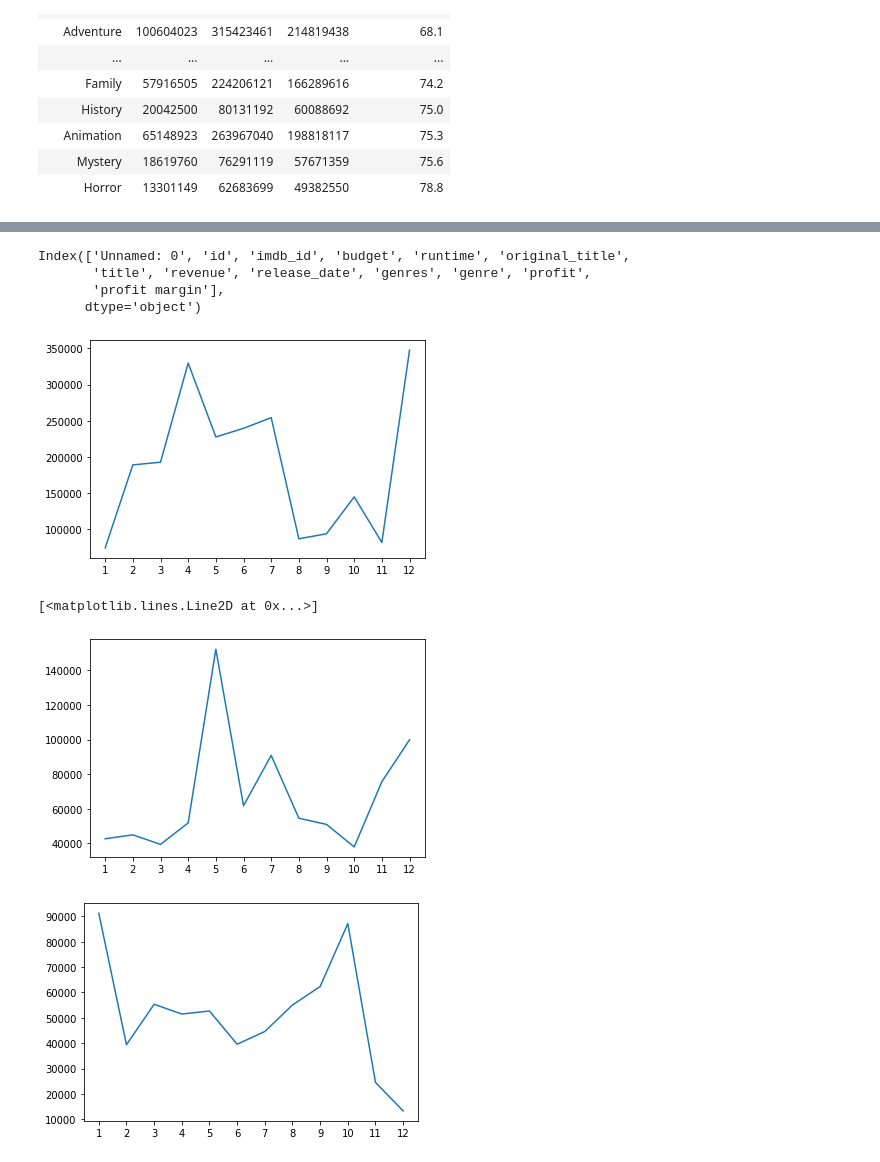
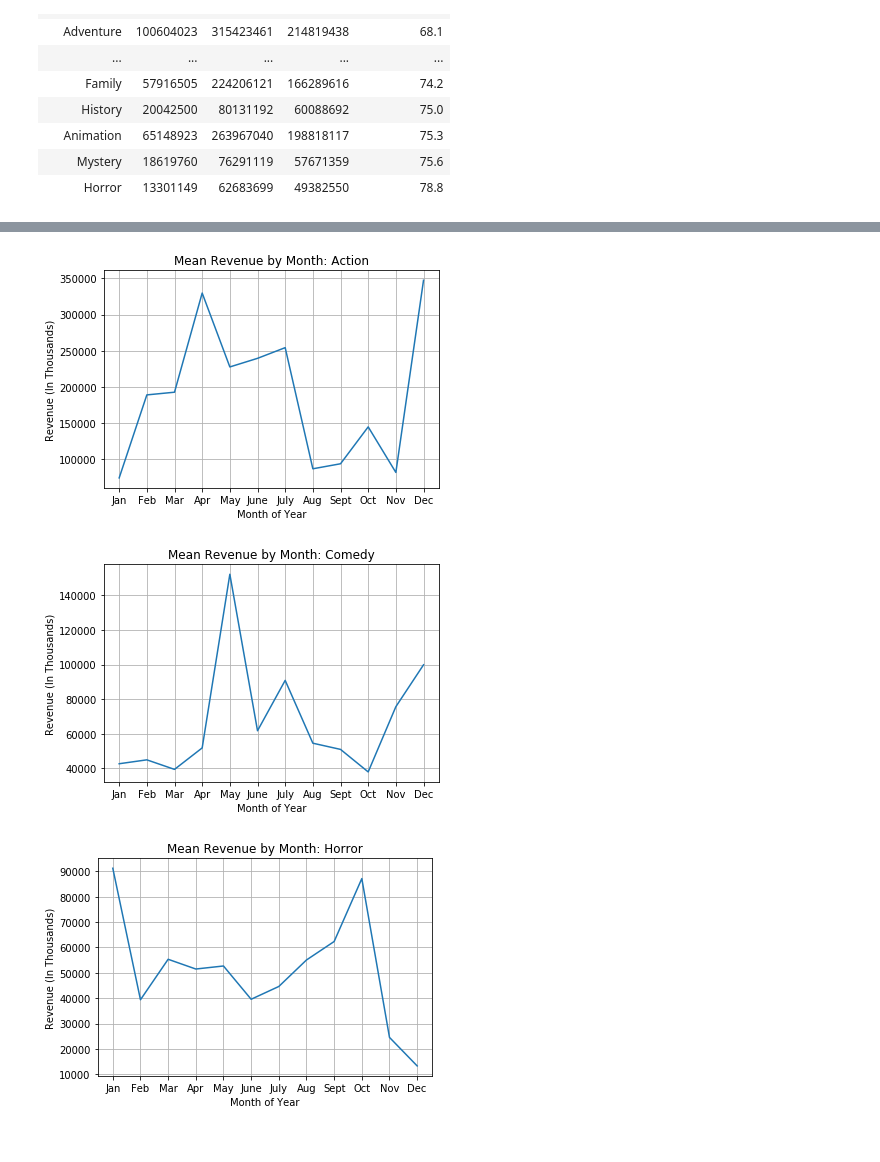
Before and after one commit to Eyes0ftheworld/UCDavis_Project1, a Jupyter notebook: Kevin Genre Movie Analysis by Release Date.ipynb, the cells around one changed output, grey strips where cells are left out. Cells and saved outputs as stored; diff of their text form; code cells hidden in the pictures.

```diff
--- a/Kevin Genre Movie Analysis by Release Date.ipynb
+++ b/Kevin Genre Movie Analysis by Release Date.ipynb
@@ -213,7 +77,0 @@ plt.show()
-# %%
-genre_movie_df.columns
-# %% [output]
-Index(['Unnamed: 0', 'id', 'imdb_id', 'budget', 'runtime', 'original_title',
-       'title', 'revenue', 'release_date', 'genres', 'genre', 'profit',
-       'profit margin'],
-      dtype='object')
@@ -220,28 +82,39 @@ Index(['Unnamed: 0', 'id', 'imdb_id', 'budget', 'runtime', 'original_title',
 # %%
+# Shows Action genre mean revenue by month
 action_genre_df = genre_movie_df.loc[genre_movie_df['genre'] == 'Action']
 action_genre_releaseDate_df = action_genre_df.loc[:,['title','release_date','revenue','profit','profit margin']]
 action_genre_releaseDate_df['release_month'] = pd.DatetimeIndex(action_genre_releaseDate_df['release_date']).month
 action_genre_releaseDate_monthGroup_df = action_genre_releaseDate_df.groupby('release_month').mean()
 revenue_action_genre_releaseDate_monthGroup_df = action_genre_releaseDate_monthGroup_df.loc[:,['revenue']]
 revenue_action_genre_releaseDate_monthGroup_df['revenue_thousands'] = round(revenue_action_genre_releaseDate_monthGroup_df['revenue'] / 1000,2)
-plt.xticks(revenue_action_genre_releaseDate_monthGroup_df.index)
+plt.xticks(revenue_action_genre_releaseDate_monthGroup_df.index,['Jan','Feb','Mar','Apr','May','June','July','Aug','Sept','Oct','Nov','Dec'])
 plt.plot(revenue_action_genre_releaseDate_monthGroup_df['revenue_thousands'])
+plt.title("Mean Revenue by Month: Action")
+plt.ylabel("Revenue (In Thousands)")
+plt.xlabel("Month of Year")
+plt.grid()
 plt.show()
 # %% [output]
-[figure, old version]
+[figure, new version]
 # %%
+# Shows Comedy genre mean revenue by month
 comedy_genre_df = genre_movie_df.loc[genre_movie_df['genre'] == 'Comedy']
 comedy_genre_releaseDate_df = comedy_genre_df.loc[:,['title','release_date','revenue','profit','profit margin']]
 comedy_genre_releaseDate_df['release_month'] = pd.DatetimeIndex(comedy_genre_releaseDate_df['release_date']).month
 comedy_genre_releaseDate_monthGroup_df = comedy_genre_releaseDate_df.groupby('release_month').mean()
 revenue_comedy_genre_releaseDate_monthGroup_df = comedy_genre_releaseDate_monthGroup_df.loc[:,['revenue']]
 revenue_comedy_genre_releaseDate_monthGroup_df['revenue_thousands'] = round(revenue_comedy_genre_releaseDate_monthGroup_df['revenue'] / 1000,2)
-plt.xticks(revenue_comedy_genre_releaseDate_monthGroup_df.index)
 plt.plot(revenue_comedy_genre_releaseDate_monthGroup_df['revenue_thousands'])
+plt.xticks(revenue_comedy_genre_releaseDate_monthGroup_df.index,['Jan','Feb','Mar','Apr','May','June','July','Aug','Sept','Oct','Nov','Dec'])
+plt.title("Mean Revenue by Month: Comedy")
+plt.ylabel("Revenue (In Thousands)")
+plt.xlabel("Month of Year")
+plt.grid()
+plt.show()
 # %% [output]
-[<matplotlib.lines.Line2D at 0x...>]
-[figure, old version]
+[figure, new version]
 # %%
+# Shows Horror genre mean revenue by month
 horror_genre_df = genre_movie_df.loc[genre_movie_df['genre'] == 'Horror']
 horror_genre_releaseDate_df = horror_genre_df.loc[:,['title','release_date','revenue','profit','profit margin']]
 horror_genre_releaseDate_df['release_month'] = pd.DatetimeIndex(horror_genre_releaseDate_df['release_date']).month
@@ -249,8 +122,12 @@ horror_genre_releaseDate_monthGroup_df = horror_genre_releaseDate_df.groupby('re
 revenue_horror_genre_releaseDate_monthGroup_df = horror_genre_releaseDate_monthGroup_df.loc[:,['revenue']]
 revenue_horror_genre_releaseDate_monthGroup_df['revenue_thousands'] = round(revenue_horror_genre_releaseDate_monthGroup_df['revenue'] / 1000,2)
 plt.plot(revenue_horror_genre_releaseDate_monthGroup_df['revenue_thousands'])
-plt.xticks(revenue_horror_genre_releaseDate_monthGroup_df.index)
+plt.xticks(revenue_horror_genre_releaseDate_monthGroup_df.index,['Jan','Feb','Mar','Apr','May','June','July','Aug','Sept','Oct','Nov','Dec'])
+plt.title("Mean Revenue by Month: Horror")
+plt.ylabel("Revenue (In Thousands)")
+plt.xlabel("Month of Year")
+plt.grid()
 plt.show()
 # %% [output]
-[figure, old version]
+[figure, new version]
 # %%
```
Also changed, not shown: parts of 17 cells of this notebook.
